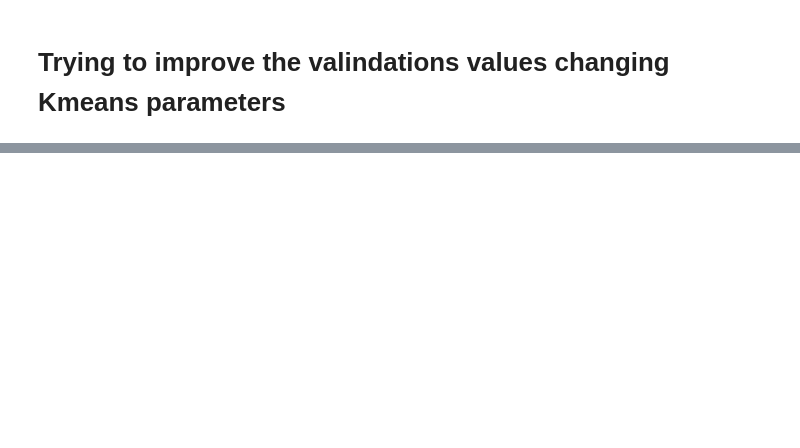
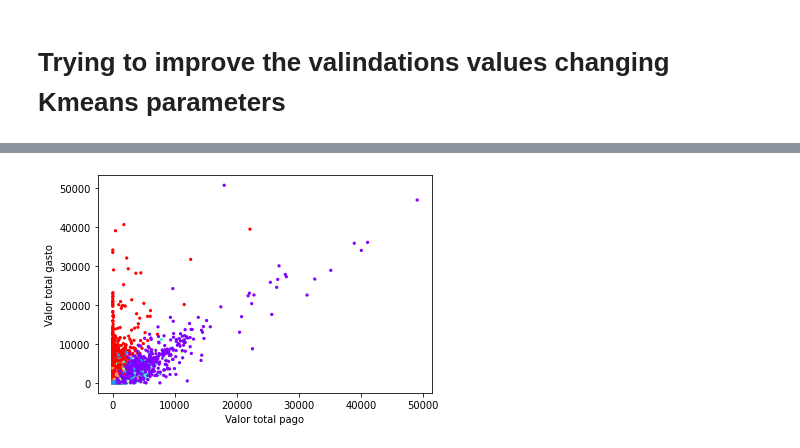
Before and after one commit to Marcelo0479/machineleanr, a Jupyter notebook: Machine_learning_interpreting_clustering.ipynb, the cells around one changed output, grey strips where cells are left out. Saved outputs shown, nothing was run; the diff lists cells and outputs as text; code cells hidden in the pictures; blank space fills up the shorter version.

```diff
--- a/Machine_learning_interpreting_clustering.ipynb
+++ b/Machine_learning_interpreting_clustering.ipynb
@@ -163,0 +165,3 @@ clustering_algorithm(6, values)
+# %%
+kmeans = KMeans(n_clusters= 6, n_init= 10, max_iter=300)
+labels = kmeans.fit_predict(values)
@@ -163,0 +218,7 @@ clustering_algorithm(6, values)
+# %%
+plt.scatter(df.PURCHASES, df.PAYMENTS, c=labels, s=5, cmap='rainbow')
+plt.xlabel('Valor total pago')
+plt.ylabel('Valor total gasto')
+plt.show()
+# %% [output]
+[figure, added]
```
Also changed, not shown: parts of 29 cells of this notebook.
